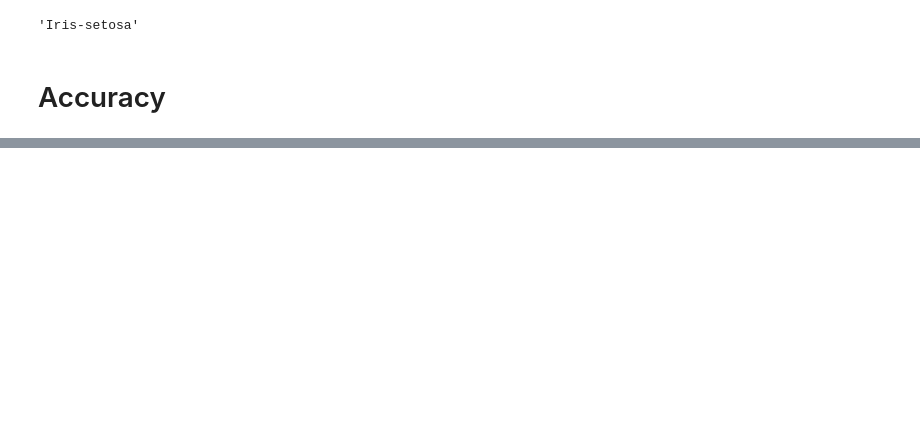
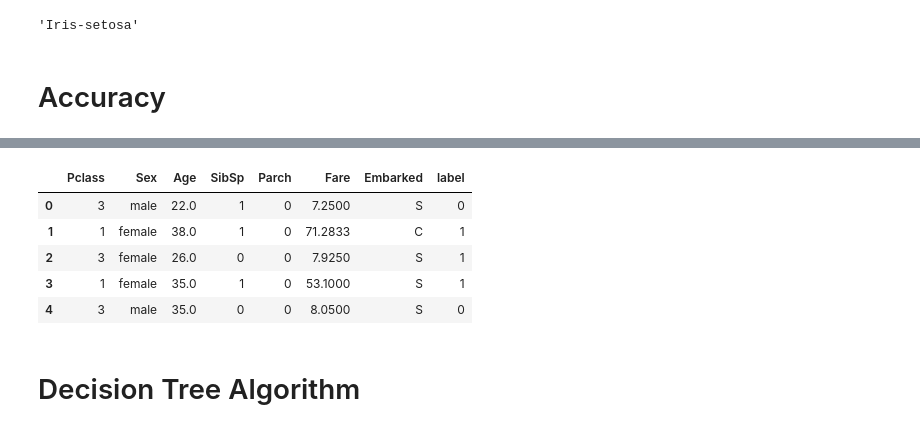
Before and after one commit to bhanudagar/Decision-Tree-Implementation-from-Scratch, a Jupyter notebook: Own Implementation/Final Implementation of decision tree.ipynb, the cells around one changed output, grey strips where cells are left out. Cells and saved outputs as stored; diff of their text form; code cells hidden in the pictures; blank space fills up the shorter version.

```diff
--- a/Own Implementation/Final Implementation of decision tree.ipynb
+++ b/Own Implementation/Final Implementation of decision tree.ipynb
@@ -529,0 +548,20 @@ print(accuracy)
+# %%
+df['label'] = df.Survived
+df = df.drop(['PassengerId', 'Survived', 'Name', 'Ticket', 'Cabin'], axis = 1)
+
+#handling missing values
+
+median_age = df.Age.median()
+mode_embarked = df.Embarked.mode()[0]
+
+df = df.fillna({"Age": median_age, "Embarked": mode_embarked})
+df.head()
+# %% [output]
+|  | Pclass | Sex | Age | SibSp | Parch | Fare | Embarked | label |
+| 0 | 3 | male | 22.0 | 1 | 0 | 7.2500 | S | 0 |
+| 1 | 1 | female | 38.0 | 1 | 0 | 71.2833 | C | 1 |
+| 2 | 3 | female | 26.0 | 0 | 0 | 7.9250 | S | 1 |
+| 3 | 1 | female | 35.0 | 1 | 0 | 53.1000 | S | 1 |
+| 4 | 3 | male | 35.0 | 0 | 0 | 8.0500 | S | 0 |
+# %% [markdown]
+# Decision Tree Algorithm
```
Also changed, not shown: parts of 12 cells of this notebook, 3 other files.
